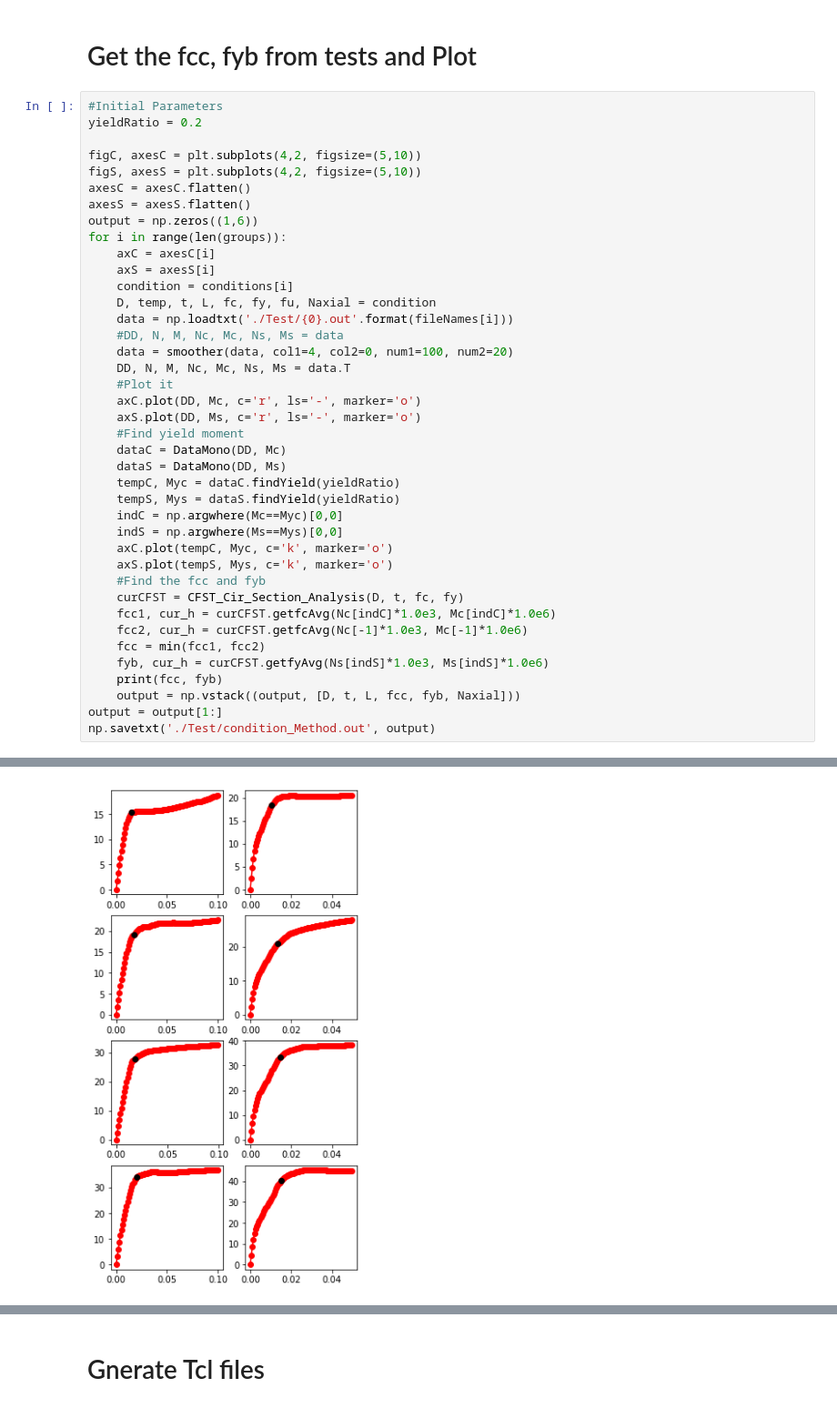
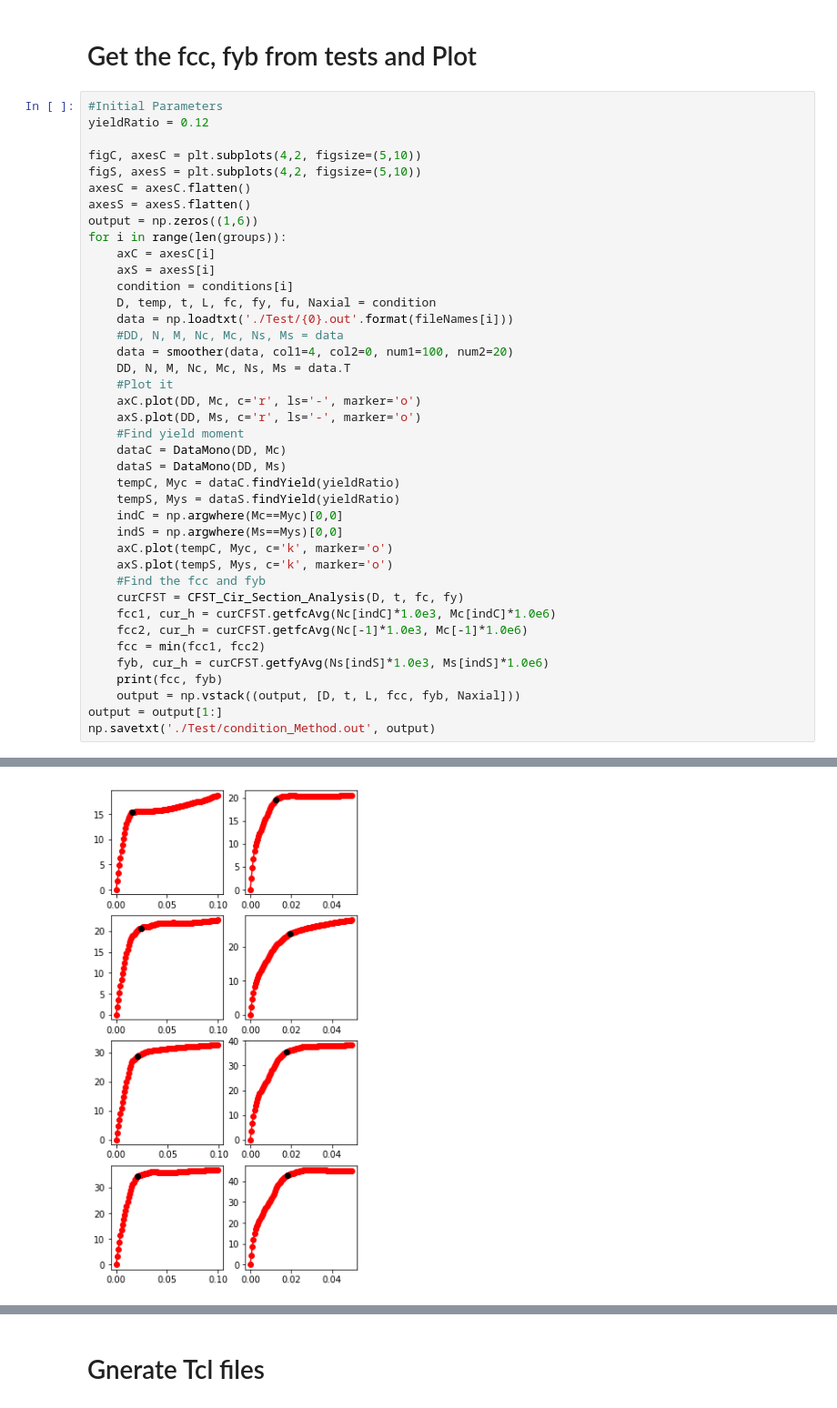
Before and after one commit to ydjiang234/MultiAxialStudy, a Jupyter notebook: Tests.ipynb, the cells around one changed output, grey strips where cells are left out. Shown at 91% size. Cells and saved outputs as stored; diff of their text form.

```diff
--- a/Tests.ipynb
+++ b/Tests.ipynb
@@ -29,7 +29,7 @@ conditions = np.loadtxt('{0}/Specimen_Conditions.txt'.format(pathTest))[groups]
 # Get the fcc, fyb from tests and Plot
 # %%
 #Initial Parameters
-yieldRatio = 0.2
+yieldRatio = 0.12
 
 figC, axesC = plt.subplots(4,2, figsize=(5,10))
 figS, axesS = plt.subplots(4,2, figsize=(5,10))
@@ -79 +79 @@ np.savetxt('./Test/condition_Method.out', output)
-[figure, old version]
+[figure, new version]
```
Also changed, not shown: parts of 2 cells of this notebook, 43 other files.
